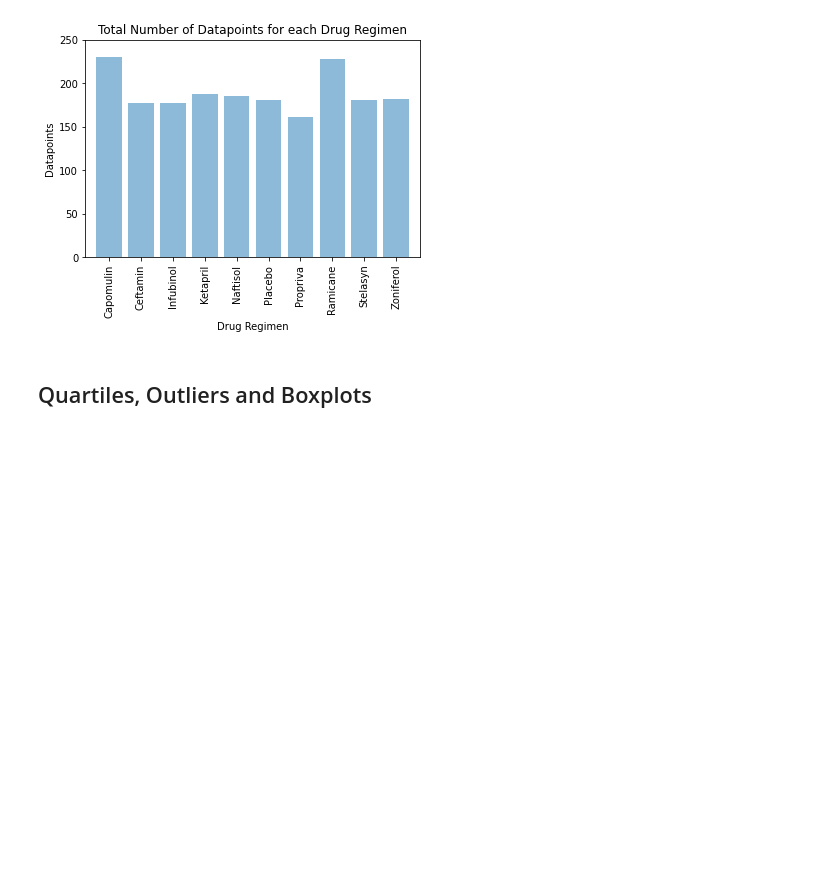
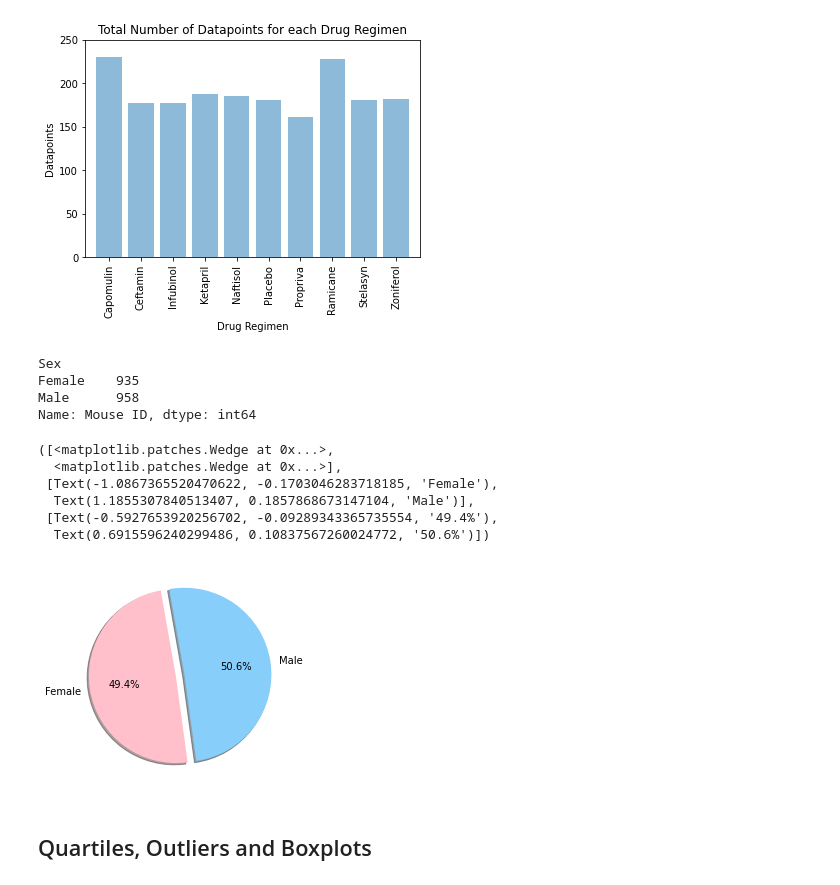
Before and after one commit to cveras33/matplotlib-challenge, a Jupyter notebook: Pymaceuticals/pymaceuticals_starter.ipynb, the cells around one changed output. Saved outputs shown, nothing was run; the diff lists cells and outputs as text; code cells hidden in the pictures; blank space fills up the shorter version.

```diff
--- a/Pymaceuticals/pymaceuticals_starter.ipynb
+++ b/Pymaceuticals/pymaceuticals_starter.ipynb
@@ -130,5 +135,12 @@ plt.ylabel("Datapoints")
 # %% [output]
 Text(0, 0.5, 'Datapoints')
 [figure]
+# %%
+sex_distribution = merged_df.groupby(["Sex"]).count()["Mouse ID"]
+# %% [output]
+Sex
+Female    935
+Male      958
+Name: Mouse ID, dtype: int64
 # %%
 # Generate a pie plot showing the distribution of female versus male mice using pandas
@@ -137,3 +147,19 @@ Text(0, 0.5, 'Datapoints')
+# %%
+# Generate identical pie plot using pyplot
+labels = ["Female", "Male"]
+explode = (0, 0.1)
+colors = ["pink", "lightskyblue"]
+plt.pie(sex_distribution, explode = explode, labels = labels, colors = colors, autopct="%1.1f%%",
+        shadow = True, startangle = 100)
+plt.axis("equal")
+# %% [output]
+([<matplotlib.patches.Wedge at 0x...>,
+  <matplotlib.patches.Wedge at 0x...>],
+ [Text(-1.0867365520470622, -0.1703046283718185, 'Female'),
+  Text(1.1855307840513407, 0.1857868673147104, 'Male')],
+ [Text(-0.5927653920256702, -0.09289343365735554, '49.4%'),
+  Text(0.6915596240299486, 0.10837567260024772, '50.6%')])
+[figure, added]
 # %% [markdown]
 ## Quartiles, Outliers and Boxplots
 # %%
```
Also changed, not shown: parts of 3 cells of this notebook.
